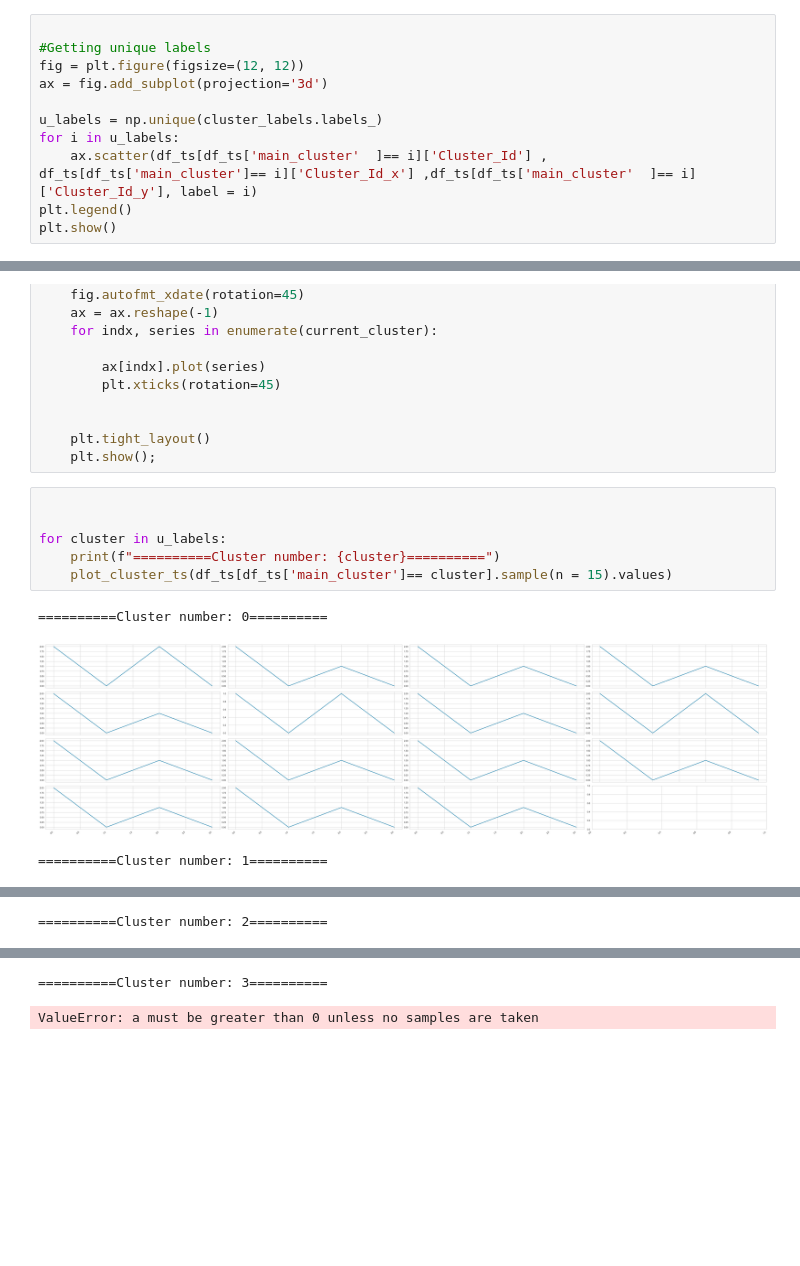
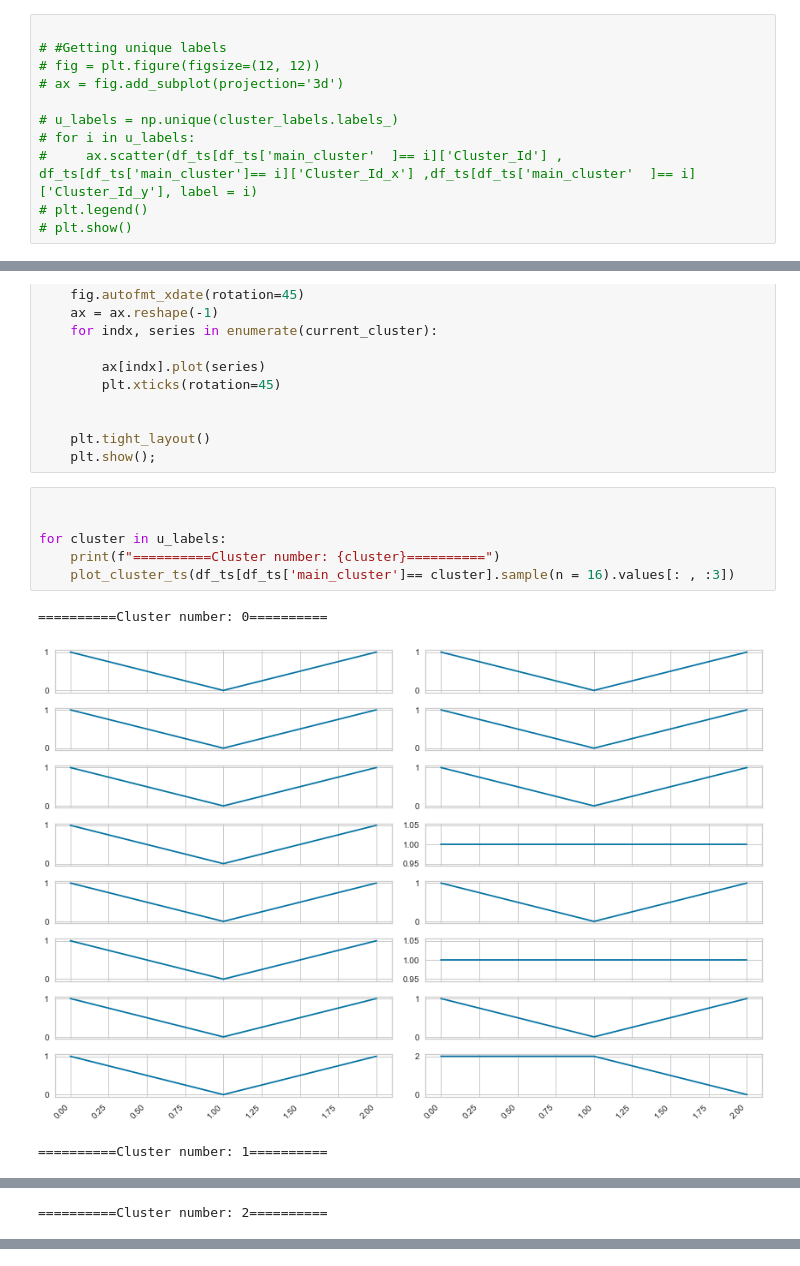
Before and after one commit to mhsharifi96/DigiKalaDataAnalysis, a Jupyter notebook: code/result.ipynb, the cells around one changed output, grey strips where cells are left out. Saved outputs shown, nothing was run; the diff lists cells and outputs as text; blank space fills up the shorter version.

```diff
--- a/code/result.ipynb
+++ b/code/result.ipynb
@@ -982,12 +953,12 @@ df_ts
 8361 rows × 4 columns
 # %%
 
-#Getting unique labels
-fig = plt.figure(figsize=(12, 12))
-ax = fig.add_subplot(projection='3d')
+# #Getting unique labels
+# fig = plt.figure(figsize=(12, 12))
+# ax = fig.add_subplot(projection='3d')
 
-u_labels = np.unique(cluster_labels.labels_)
-for i in u_labels:
-    ax.scatter(df_ts[df_ts['main_cluster'  ]== i]['Cluster_Id'] , df_ts[df_ts['main_cluster']== i]['Cluster_Id_x'] ,df_ts[df_ts['main_cluster'  ]== i]['Cluster_Id_y'], label = i)
-plt.legend()
-plt.show()
+# u_labels = np.unique(cluster_labels.labels_)
+# for i in u_labels:
+#     ax.scatter(df_ts[df_ts['main_cluster'  ]== i]['Cluster_Id'] , df_ts[df_ts['main_cluster']== i]['Cluster_Id_x'] ,df_ts[df_ts['main_cluster'  ]== i]['Cluster_Id_y'], label = i)
+# plt.legend()
+# plt.show()
@@ -1021,10 +990,10 @@ def plot_cluster_ts(current_cluster):
 # %%
 
 
 for cluster in u_labels:
     print(f"==========Cluster number: {cluster}==========")
-    plot_cluster_ts(df_ts[df_ts['main_cluster']== cluster].sample(n = 15).values)
+    plot_cluster_ts(df_ts[df_ts['main_cluster']== cluster].sample(n = 16).values[: , :3])
 # %% [output]
 ==========Cluster number: 0==========
-[figure, old version]
+[figure, new version]
 ==========Cluster number: 1==========
@@ -1034,2 +1002,0 @@ for cluster in u_labels:
-==========Cluster number: 3==========
-ValueError: a must be greater than 0 unless no samples are taken
```
Also changed, not shown: parts of 40 cells of this notebook, 2 other files.
